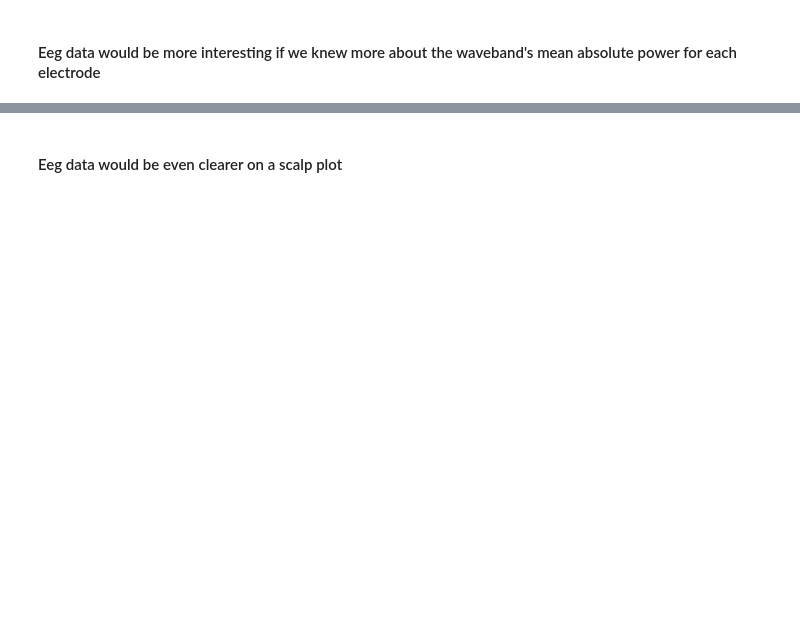
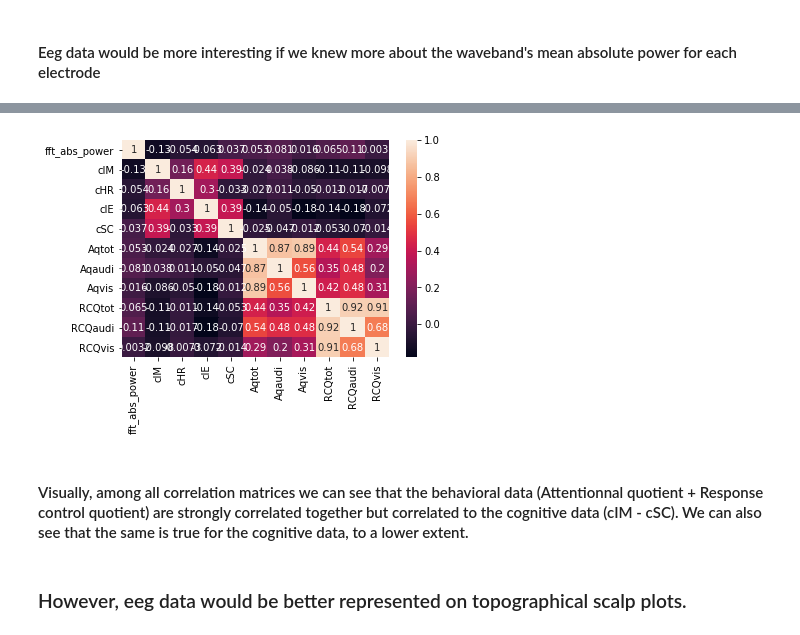
Before and after one commit to brainhack-school2020/ADHDsubtypes_project, a Jupyter notebook: Viz.ipynb, the cells around one changed output, grey strips where cells are left out. Cells and saved outputs as stored; diff of their text form; code cells hidden in the pictures; blank space fills up the shorter version.

```diff
--- a/Viz.ipynb
+++ b/Viz.ipynb
@@ -340,2 +390,11 @@ plt.show()
+# %%
+df_theta = df_analysis.loc[df_analysis['brain_oscillation'] == 'Theta']
+corrMatrix = df_theta.corr()
+sns.heatmap(corrMatrix, annot=True)
+plt.show()
+# %% [output]
+[figure, added]
+# %% [markdown]
+#### Visually, among all correlation matrices we can see that the behavioral data (Attentionnal quotient + Response control quotient) are strongly correlated together but correlated to the cognitive data (cIM - cSC). We can also see that the same is true for the cognitive data, to a lower extent.
 # %% [markdown]
-#### Eeg data would be even clearer on a scalp plot
+### However, eeg data would be better represented on topographical scalp plots.
```
Also changed, not shown: parts of 30 cells of this notebook, 1 other file.
